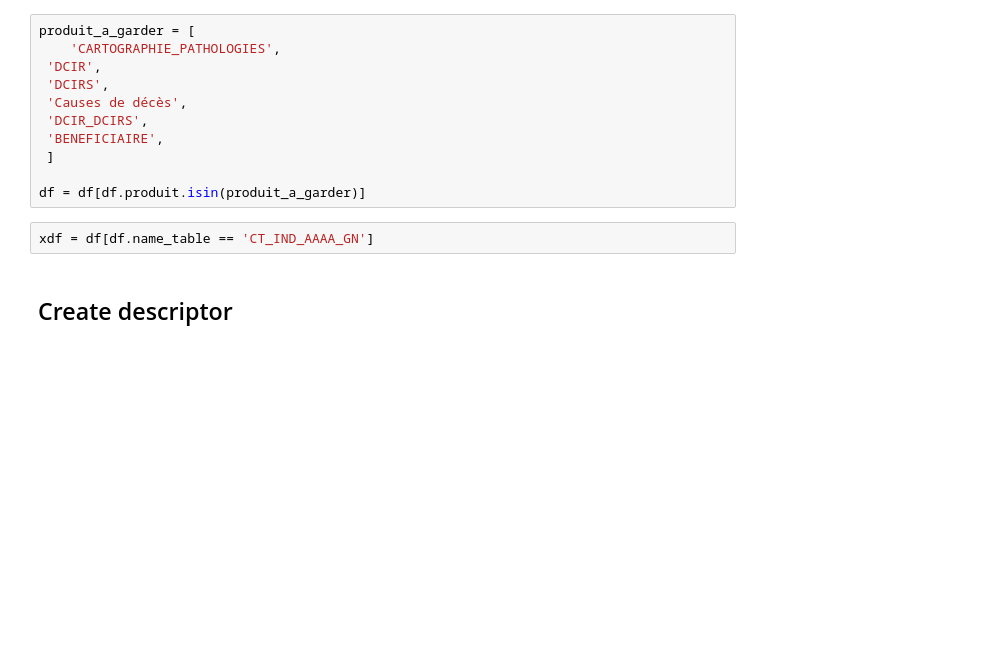
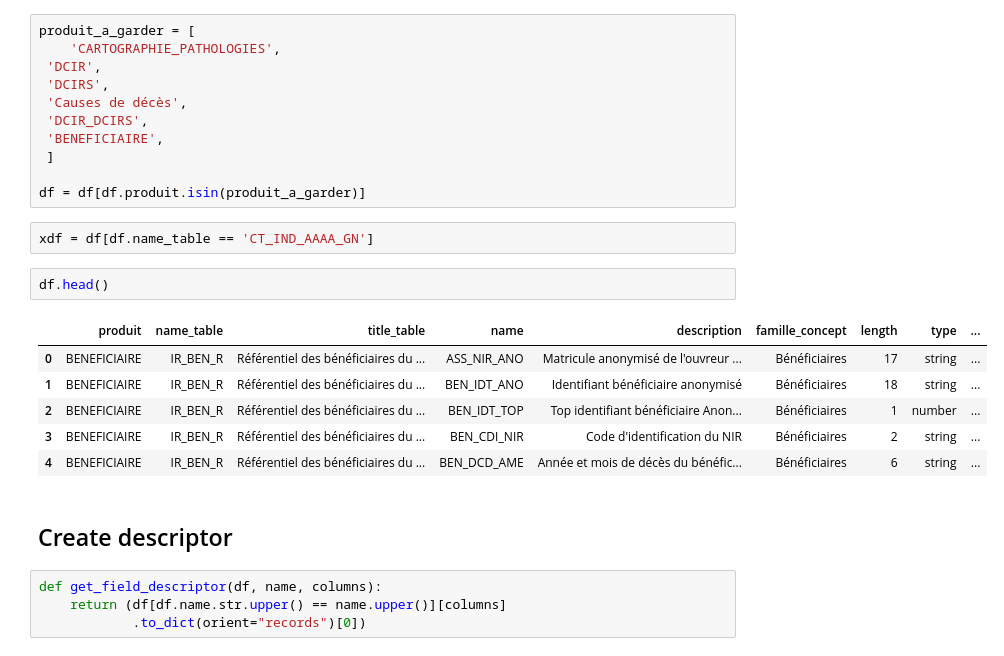
Before and after one commit to indsante/schema-snds, a Jupyter notebook: notebooks/003_parsing_dico_cnam_DCIR.ipynb, the cells around one changed output. Cells and saved outputs as stored; diff of their text form; blank space fills up the shorter version.

```diff
--- a/notebooks/003_parsing_dico_cnam_DCIR.ipynb
+++ b/notebooks/003_parsing_dico_cnam_DCIR.ipynb
@@ -324,8 +345,21 @@ produit_a_garder = [
 df = df[df.produit.isin(produit_a_garder)]
 # %%
 xdf = df[df.name_table == 'CT_IND_AAAA_GN']
+# %%
+df.head()
+# %% [output]
+|  | produit | name_table | title_table | name | description | famille_concept | length | type | ... |
+| 0 | BENEFICIAIRE | IR_BEN_R | Référentiel des bénéficiaires du ... | ASS_NIR_ANO | Matricule anonymisé de l'ouvreur ... | Bénéficiaires | 17 | string | ... |
+| 1 | BENEFICIAIRE | IR_BEN_R | Référentiel des bénéficiaires du ... | BEN_IDT_ANO | Identifiant bénéficiaire anonymisé | Bénéficiaires | 18 | string | ... |
+| 2 | BENEFICIAIRE | IR_BEN_R | Référentiel des bénéficiaires du ... | BEN_IDT_TOP | Top identifiant bénéficiaire Anon... | Bénéficiaires | 1 | number | ... |
+| 3 | BENEFICIAIRE | IR_BEN_R | Référentiel des bénéficiaires du ... | BEN_CDI_NIR | Code d'identification du NIR | Bénéficiaires | 2 | string | ... |
+| 4 | BENEFICIAIRE | IR_BEN_R | Référentiel des bénéficiaires du ... | BEN_DCD_AME | Année et mois de décès du bénéfic... | Bénéficiaires | 6 | string | ... |
 # %% [markdown]
 ## Create descriptor
+# %%
+def get_field_descriptor(df, name, columns):
+    return (df[df.name.str.upper() == name.upper()][columns]
+            .to_dict(orient="records")[0])
 # %%
 for i, (produit, name_table) in df[["produit", 'name_table']].drop_duplicates().iterrows():
     # Restriction table
```
Also changed, not shown: parts of 5 cells of this notebook, 12 other files.
